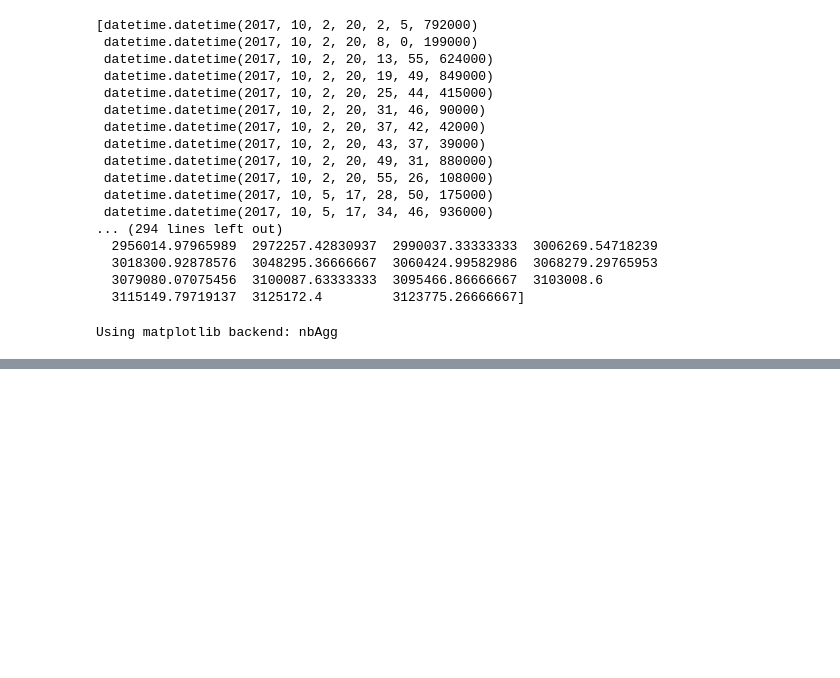
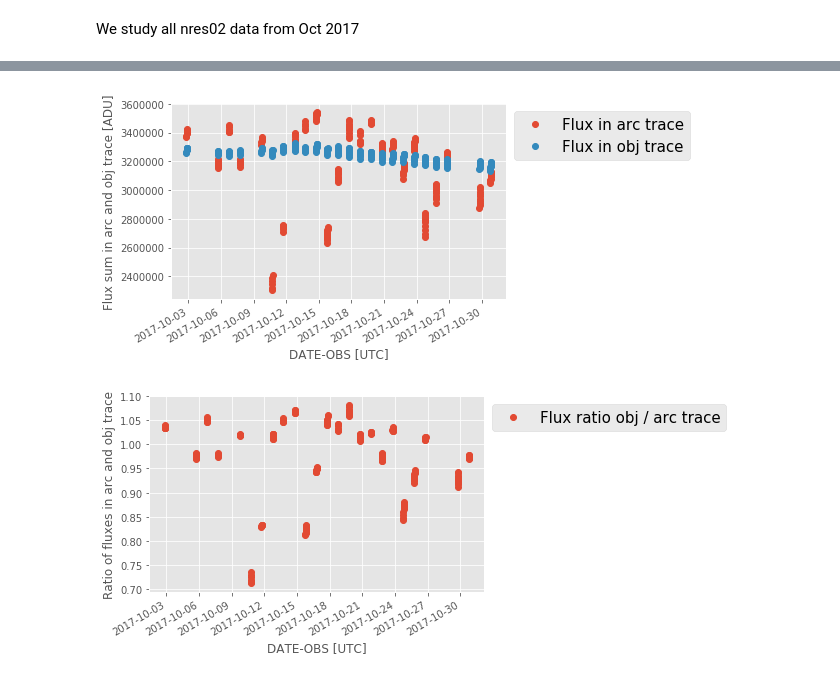
Before and after one commit to drhaz/lco_nresAnalysis, a Jupyter notebook: flatStability/FlatFieldThroughputStability.ipynb, the cells around one changed output, grey strips where cells are left out. Cells and saved outputs as stored; diff of their text form; code cells hidden in the pictures; blank space fills up the shorter version.

Commit message:
added comments, better plots

```diff
--- a/flatStability/FlatFieldThroughputStability.ipynb
+++ b/flatStability/FlatFieldThroughputStability.ipynb
@@ -18,6 +29,8 @@ from astroquery.simbad import Simbad
 plt.rcParams["figure.figsize"] = (10,6)
 from matplotlib import style
 plt.style.use('ggplot')
+# %% [markdown]
+We study all nres02 data from Oct 2017
 # %%
 flattemplate = "/nfs/archive/engineering/elp/nres02/201710??/raw/elp*w00*.fz"
 inputfiles = glob.glob (flattemplate)
@@ -41,6 +57,10 @@ def getFluxInFlat (inputfilename):
     #print ("%s %s %s %s" % (inputfilename, dateobs, arcflat, objflat))
     return dateobs,arcflat,objflat
 # %%
+
+# We calculate flux in arc and object trace for a all files selcted above.
+
+
 dateobs = []
 arcflux= []
 objflux = []
@@ -55,22 +75,3 @@ for infile in inputfiles:
 dateobs = np.asarray(dateobs)
 arcflux = np.asarray(arcflux)
 objflux = np.asarray(objflux)
-print dateobs, arcflux, objflux
-# %% [output]
-[datetime.datetime(2017, 10, 2, 20, 2, 5, 792000)
- datetime.datetime(2017, 10, 2, 20, 8, 0, 199000)
- datetime.datetime(2017, 10, 2, 20, 13, 55, 624000)
- datetime.datetime(2017, 10, 2, 20, 19, 49, 849000)
- datetime.datetime(2017, 10, 2, 20, 25, 44, 415000)
- datetime.datetime(2017, 10, 2, 20, 31, 46, 90000)
- datetime.datetime(2017, 10, 2, 20, 37, 42, 42000)
- datetime.datetime(2017, 10, 2, 20, 43, 37, 39000)
- datetime.datetime(2017, 10, 2, 20, 49, 31, 880000)
- datetime.datetime(2017, 10, 2, 20, 55, 26, 108000)
- datetime.datetime(2017, 10, 5, 17, 28, 50, 175000)
- datetime.datetime(2017, 10, 5, 17, 34, 46, 936000)
-... (294 lines left out)
-  2956014.97965989  2972257.42830937  2990037.33333333  3006269.54718239
-  3018300.92878576  3048295.36666667  3060424.99582986  3068279.29765953
-  3079080.07075456  3100087.63333333  3095466.86666667  3103008.6
-  3115149.79719137  3125172.4         3123775.26666667]
@@ -77,20 +80,24 @@ print dateobs, arcflux, objflux
 # %%
-%matplotlib
+%matplotlib inline
+# plot the result: First, in abolsute terms, then as the ratio between the object trace flux and the more stable
+# arc trace
 
 plt.plot (dateobs, objflux, "o", label="Flux in arc trace")
 plt.plot (dateobs, arcflux, "o", label="Flux in obj trace")
 
 lgd = plt.legend(bbox_to_anchor=(1, 1), loc='upper left', ncol=1,  fontsize=15)
 plt.gcf().autofmt_xdate()
-plt.show()
-plt.savefig ("nres_lampstability.png", box_extra_artists=(lgd,), bbox_inches="tight")
+plt.xlabel ("DATE-OBS [UTC]")
+plt.ylabel ("Flux sum in arc and obj trace [ADU]")
+plt.savefig ("nres_lampstability.png", box_extra_artists=(lgd,), bbox_inches="tight", dpi=300)
 
 
 plt.figure()
 plt.plot (dateobs, objflux / arcflux , "o", label="Flux ratio obj / arc trace")
 lgd = plt.legend(bbox_to_anchor=(1, 1), loc='upper left', ncol=1,  fontsize=15)
 plt.gcf().autofmt_xdate()
-plt.show()
-plt.savefig ("nres_lampstability_ratio.png", box_extra_artists=(lgd,), bbox_inches="tight")
+plt.xlabel ("DATE-OBS [UTC]")
+plt.ylabel ("Ratio of fluxes in arc and obj trace")
+
+plt.savefig ("nres_lampstability_ratio.png", box_extra_artists=(lgd,), bbox_inches="tight", dpi=300)
 # %% [output]
-Using matplotlib backend: nbAgg
@@ -100,0 +104,2 @@ Using matplotlib backend: nbAgg
+[figure, added]
+[figure, added]
```
Also changed, not shown: parts of 6 cells of this notebook.
